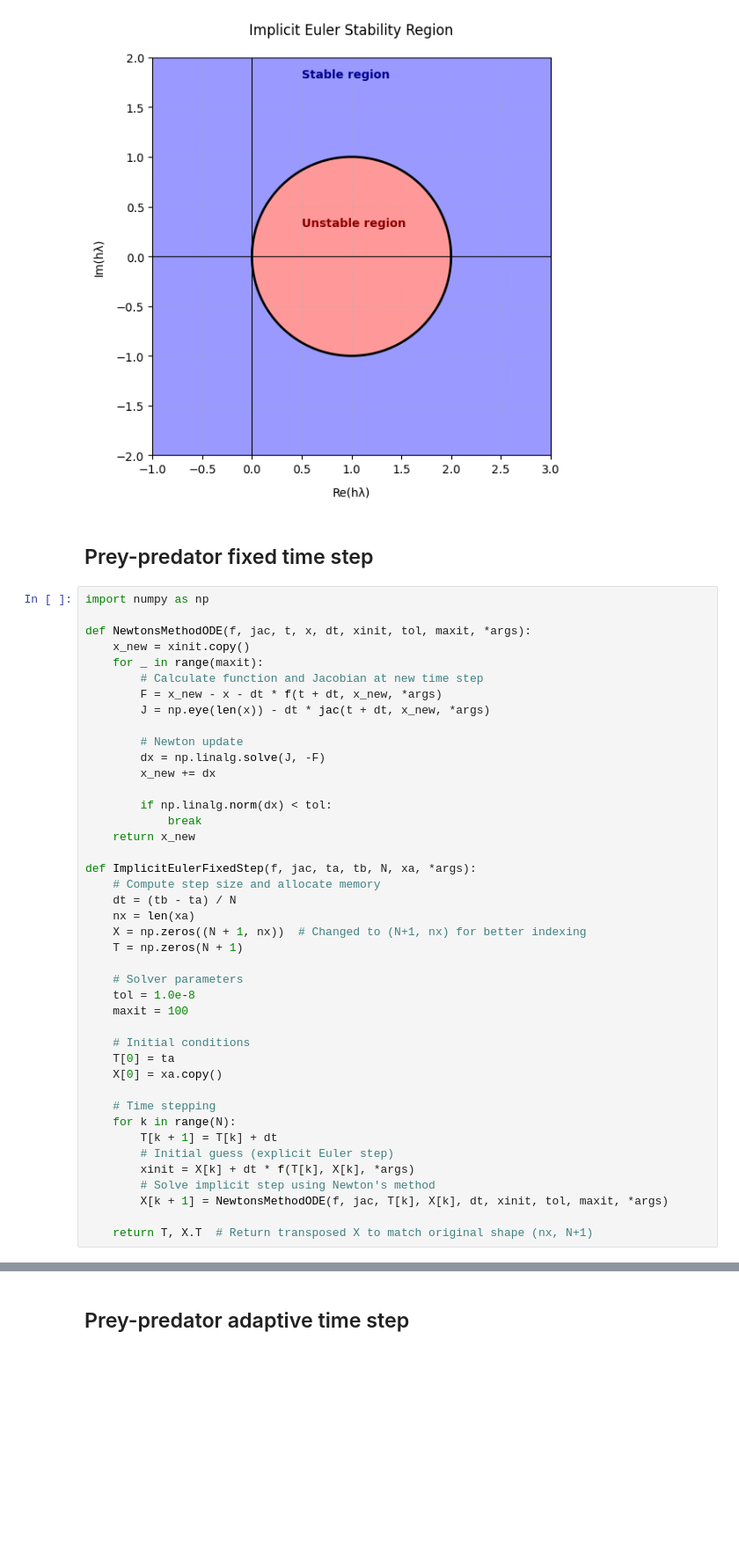
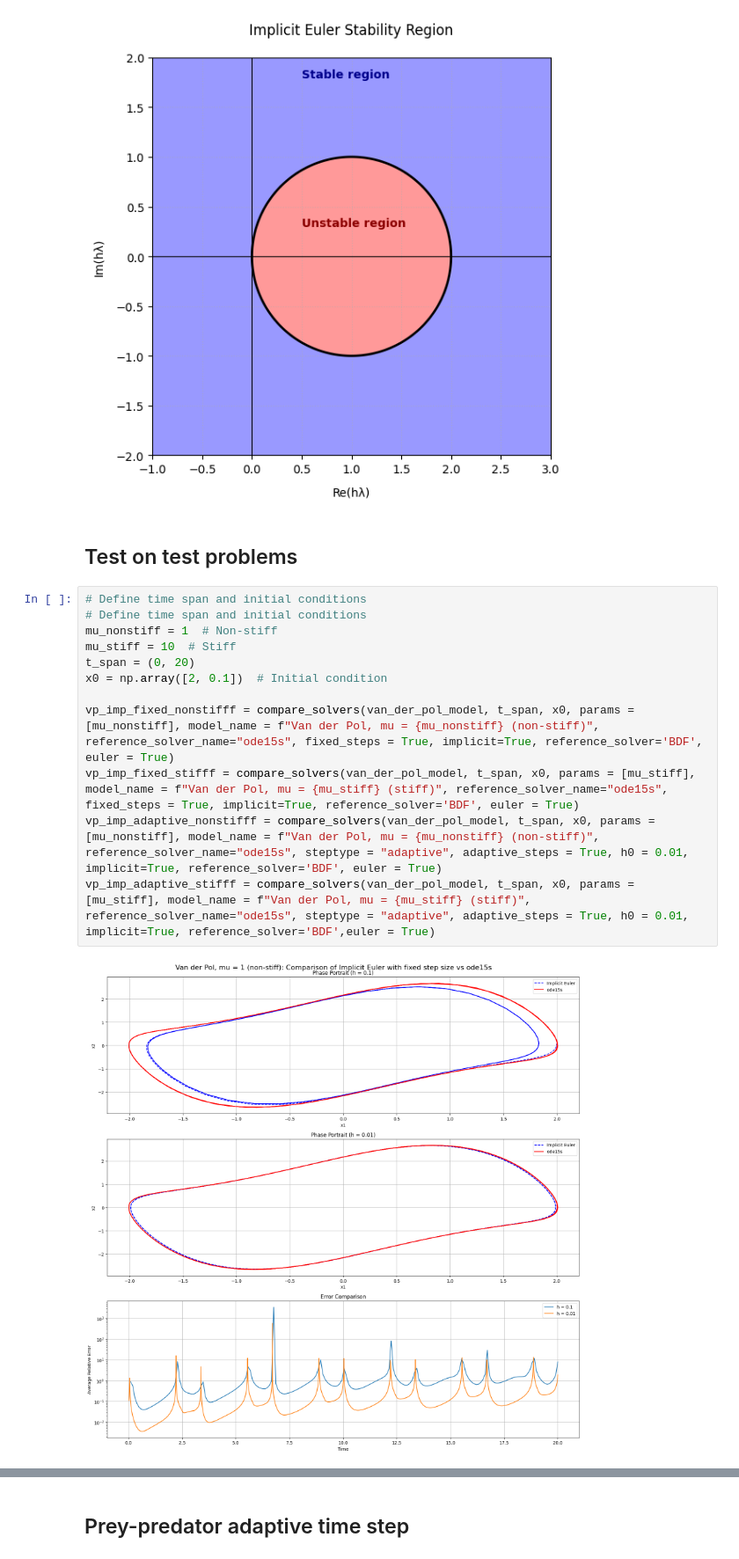
Before and after one commit to EuanCortes/02686-Project, a Jupyter notebook: 03_ImplicitODESolvers.ipynb, the cells around one changed output, grey strips where cells are left out. Shown at 88% size. Saved outputs shown, nothing was run; the diff lists cells and outputs as text; blank space fills up the shorter version.

```diff
--- a/03_ImplicitODESolvers.ipynb
+++ b/03_ImplicitODESolvers.ipynb
@@ -54,46 +55,18 @@ plt.show()
 # %% [output]
 [figure]
 # %% [markdown]
-## Prey-predator fixed time step
+## Test on test problems
-# %%
-import numpy as np
-
-def NewtonsMethodODE(f, jac, t, x, dt, xinit, tol, maxit, *args):
-    x_new = xinit.copy()
-    for _ in range(maxit):
-        # Calculate function and Jacobian at new time step
-        F = x_new - x - dt * f(t + dt, x_new, *args)
-        J = np.eye(len(x)) - dt * jac(t + dt, x_new, *args)
-
-        # Newton update
-        dx = np.linalg.solve(J, -F)
-        x_new += dx
-
-        if np.linalg.norm(dx) < tol:
-            break
-    return x_new
-
-def ImplicitEulerFixedStep(f, jac, ta, tb, N, xa, *args):
-    # Compute step size and allocate memory
-    dt = (tb - ta) / N
-    nx = len(xa)
-    X = np.zeros((N + 1, nx))  # Changed to (N+1, nx) for better indexing
-    T = np.zeros(N + 1)
-
-    # Solver parameters
-    tol = 1.0e-8
-    maxit = 100
-
-    # Initial conditions
-    T[0] = ta
-    X[0] = xa.copy()
-
-    # Time stepping
-    for k in range(N):
-        T[k + 1] = T[k] + dt
-        # Initial guess (explicit Euler step)
-        xinit = X[k] + dt * f(T[k], X[k], *args)
-        # Solve implicit step using Newton's method
-        X[k + 1] = NewtonsMethodODE(f, jac, T[k], X[k], dt, xinit, tol, maxit, *args)
-
-    return T, X.T  # Return transposed X to match original shape (nx, N+1)
+# %%
+# Define time span and initial conditions
+# Define time span and initial conditions
+mu_nonstiff = 1  # Non-stiff
+mu_stiff = 10  # Stiff
+t_span = (0, 20)
+x0 = np.array([2, 0.1])  # Initial condition
+
+vp_imp_fixed_nonstifff = compare_solvers(van_der_pol_model, t_span, x0, params = [mu_nonstiff], model_name = f"Van der Pol, mu = {mu_nonstiff} (non-stiff)", reference_solver_name="ode15s", fixed_steps = True, implicit=True, reference_solver='BDF', euler = True)
+vp_imp_fixed_stifff = compare_solvers(van_der_pol_model, t_span, x0, params = [mu_stiff], model_name = f"Van der Pol, mu = {mu_stiff} (stiff)", reference_solver_name="ode15s", fixed_steps = True, implicit=True, reference_solver='BDF', euler = True)
+vp_imp_adaptive_nonstifff = compare_solvers(van_der_pol_model, t_span, x0, params = [mu_nonstiff], model_name = f"Van der Pol, mu = {mu_nonstiff} (non-stiff)", reference_solver_name="ode15s", steptype = "adaptive", adaptive_steps = True, h0 = 0.01, implicit=True, reference_solver='BDF', euler = True)
+vp_imp_adaptive_stifff = compare_solvers(van_der_pol_model, t_span, x0, params = [mu_stiff], model_name = f"Van der Pol, mu = {mu_stiff} (stiff)", reference_solver_name="ode15s", steptype = "adaptive", adaptive_steps = True, h0 = 0.01, implicit=True, reference_solver='BDF',euler = True)
+# %% [output]
+[figure, added]
```
Also changed, not shown: parts of 3 cells of this notebook, 6 other files.
